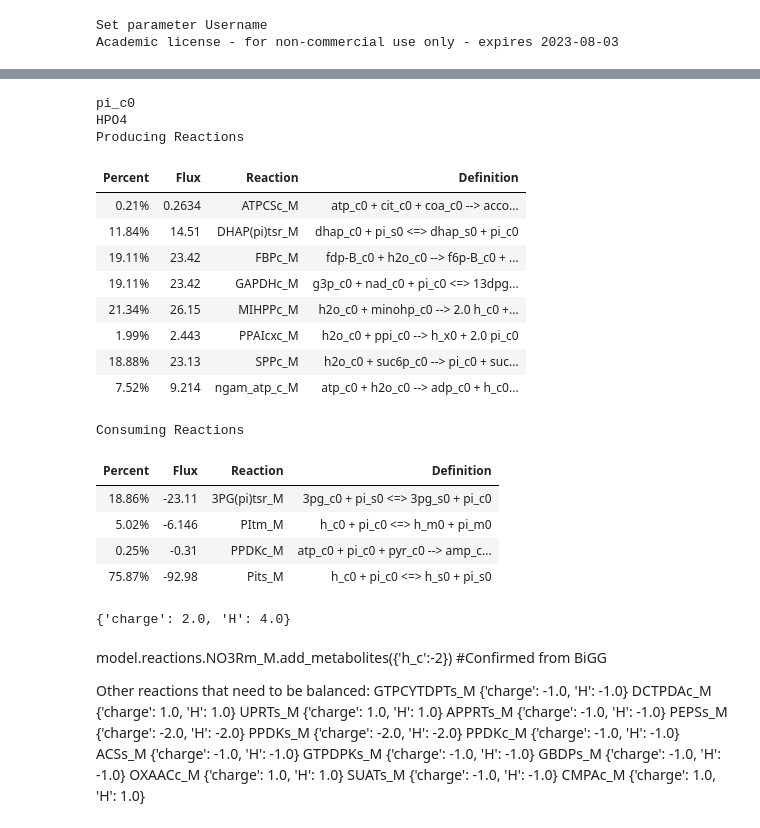
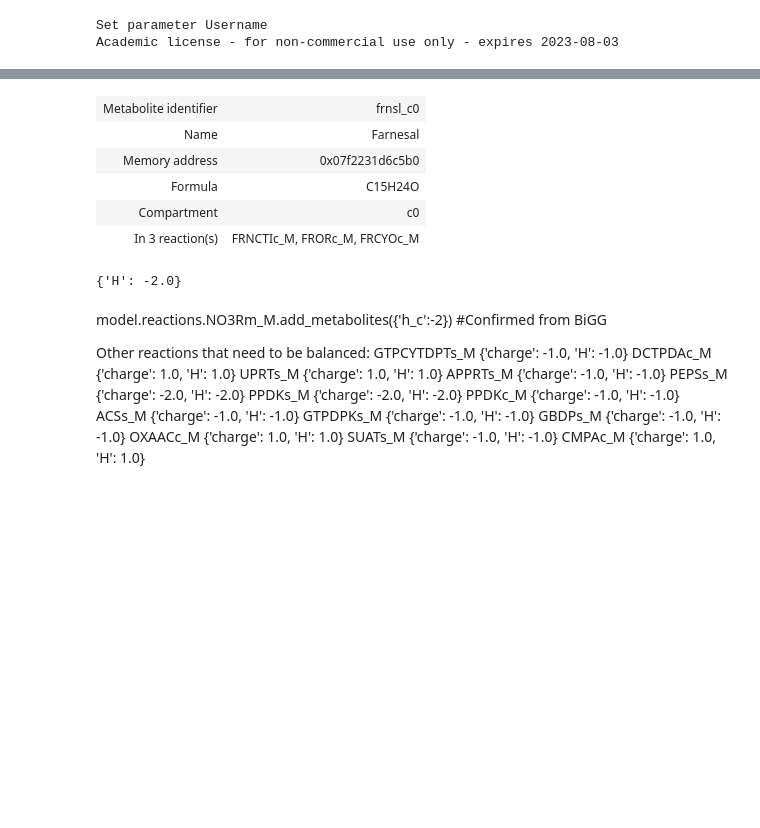
Before and after one commit to rtsantos3/RiceMM, a Jupyter notebook: Scripts/model_analysis/Sandbox-for-CO2-consumption.ipynb, the cells around one changed output, grey strips where cells are left out. Saved outputs shown, nothing was run; the diff lists cells and outputs as text; code cells hidden in the pictures; blank space fills up the shorter version.

Commit message:
Began mass-rebalancing and recurating reactions, particularly protonation & other encoding errors

```diff
--- a/Scripts/model_analysis/Sandbox-for-CO2-consumption.ipynb
+++ b/Scripts/model_analysis/Sandbox-for-CO2-consumption.ipynb
@@ -48,3 +48,6 @@ inf = 1e6
 # %% [output]
 Set parameter Username
 Academic license - for non-commercial use only - expires 2023-08-03
+# %%
+model.metabolites.dhqrctn_c0.formula = 'C15H11O7'
+model.reactions.DHQRc_M.add_metabolites({'h2o_c0':-1})
@@ -631,30 +620,17 @@ test_model.metabolites.accoa_x0.formula ='C23H38N7O17P3S'
 test_model.metabolites.accoa_c0.formula ='C23H38N7O17P3S'
 accoa_old = 'C23H34N7O17P3S'
 # %%
-test_model.metabolites.pi_c0.summary()
+test_model.metabolites.frnsl_c0
 # %% [output]
-pi_c0
-HPO4
-Producing Reactions
-| Percent | Flux | Reaction | Definition |
-| 0.21% | 0.2634 | ATPCSc_M | atp_c0 + cit_c0 + coa_c0 --> acco... |
-| 11.84% | 14.51 | DHAP(pi)tsr_M | dhap_c0 + pi_s0 <=> dhap_s0 + pi_c0 |
-| 19.11% | 23.42 | FBPc_M | fdp-B_c0 + h2o_c0 --> f6p-B_c0 + ... |
-| 19.11% | 23.42 | GAPDHc_M | g3p_c0 + nad_c0 + pi_c0 <=> 13dpg... |
-| 21.34% | 26.15 | MIHPPc_M | h2o_c0 + minohp_c0 --> 2.0 h_c0 +... |
-| 1.99% | 2.443 | PPAIcxc_M | h2o_c0 + ppi_c0 --> h_x0 + 2.0 pi_c0 |
-| 18.88% | 23.13 | SPPc_M | h2o_c0 + suc6p_c0 --> pi_c0 + suc... |
-| 7.52% | 9.214 | ngam_atp_c_M | atp_c0 + h2o_c0 --> adp_c0 + h_c0... |
+| Metabolite identifier | frnsl_c0 |
+| Name | Farnesal |
+| Memory address | 0x07f2231d6c5b0 |
+| Formula | C15H24O |
+| Compartment | c0 |
+| In 3 reaction(s) | FRNCTIc_M, FRORc_M, FRCYOc_M |
-Consuming Reactions
-| Percent | Flux | Reaction | Definition |
-| 18.86% | -23.11 | 3PG(pi)tsr_M | 3pg_c0 + pi_s0 <=> 3pg_s0 + pi_c0 |
-| 5.02% | -6.146 | PItm_M | h_c0 + pi_c0 <=> h_m0 + pi_m0 |
-| 0.25% | -0.31 | PPDKc_M | atp_c0 + pi_c0 + pyr_c0 --> amp_c... |
-| 75.87% | -92.98 | Pits_M | h_c0 + pi_c0 <=> h_s0 + pi_s0 |
 # %%
-test_model.reactions.FAS182ACP_Ls_M.check_mass_balance()
 # %% [output]
-{'charge': 2.0, 'H': 4.0}
+{'H': -2.0}
 # %%
 non_blocked_imba = list()
 
```
Also changed, not shown: parts of 10 cells of this notebook, 6 other files.
